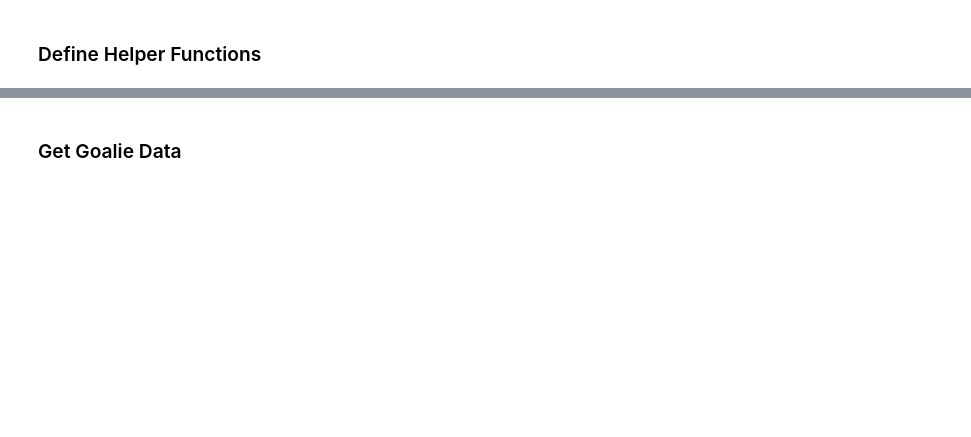
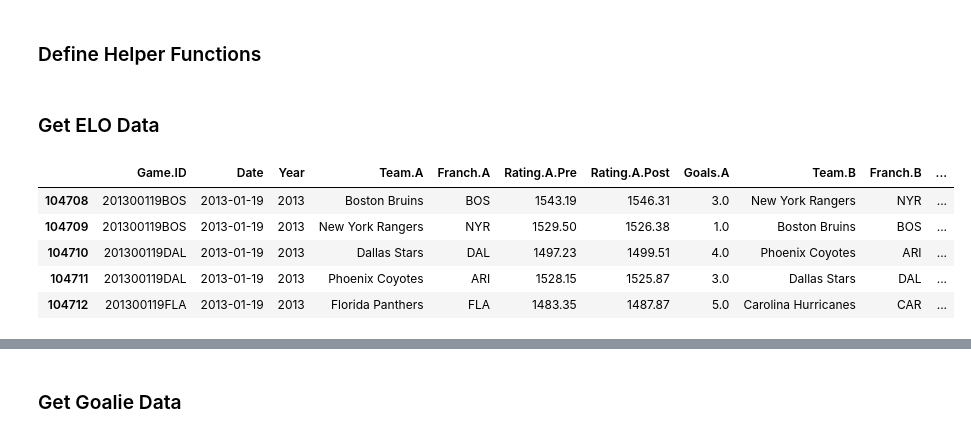
Before and after one commit to gschwaeb/NHL_Game_Prediction, a Jupyter notebook: Data_Collection.ipynb, the cells around one changed output, grey strips where cells are left out. Saved outputs shown, nothing was run; the diff lists cells and outputs as text; code cells hidden in the pictures; blank space fills up the shorter version.

```diff
--- a/Data_Collection.ipynb
+++ b/Data_Collection.ipynb
@@ -258,0 +266,15 @@ goalie_feature_columns = ['Team_Key', 'Name', 'Goalie_FenwickSV%', 'Goalie_GSAx/
+# %% [markdown]
+### Get ELO Data
+# %%
+elo = pd.read_csv('https://raw.githubusercontent.com/NeilPaine538/NHL-Player-And-Team-Ratings/master/nhl_elo_historical.csv')
+# %%
+elo = elo[elo['Date'] > '2013']
+# %%
+elo.head()
+# %% [output]
+|  | Game.ID | Date | Year | Team.A | Franch.A | Rating.A.Pre | Rating.A.Post | Goals.A | Team.B | Franch.B | ... |
+| 104708 | 201300119BOS | 2013-01-19 | 2013 | Boston Bruins | BOS | 1543.19 | 1546.31 | 3.0 | New York Rangers | NYR | ... |
+| 104709 | 201300119BOS | 2013-01-19 | 2013 | New York Rangers | NYR | 1529.50 | 1526.38 | 1.0 | Boston Bruins | BOS | ... |
+| 104710 | 201300119DAL | 2013-01-19 | 2013 | Dallas Stars | DAL | 1497.23 | 1499.51 | 4.0 | Phoenix Coyotes | ARI | ... |
+| 104711 | 201300119DAL | 2013-01-19 | 2013 | Phoenix Coyotes | ARI | 1528.15 | 1525.87 | 3.0 | Dallas Stars | DAL | ... |
+| 104712 | 201300119FLA | 2013-01-19 | 2013 | Florida Panthers | FLA | 1483.35 | 1487.87 | 5.0 | Carolina Hurricanes | CAR | ... |
```
Also changed, not shown: parts of 76 cells of this notebook, 10 other files.
